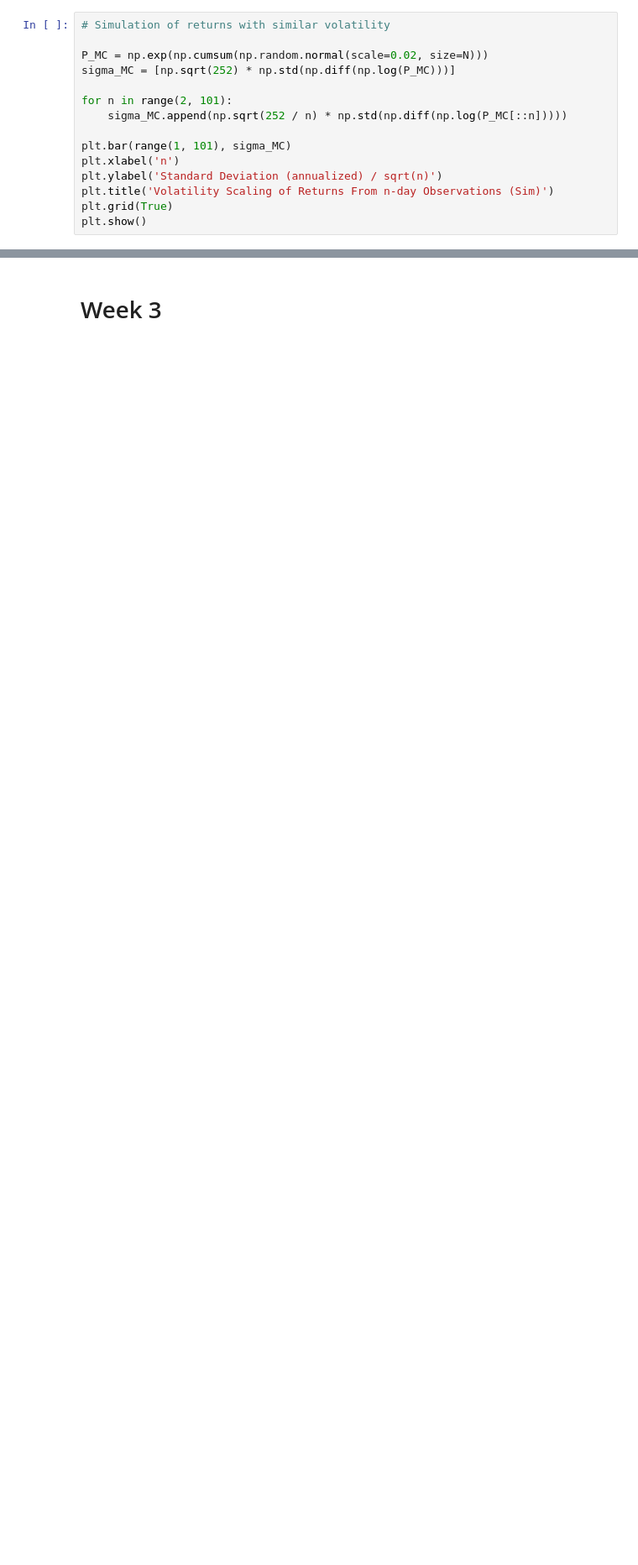
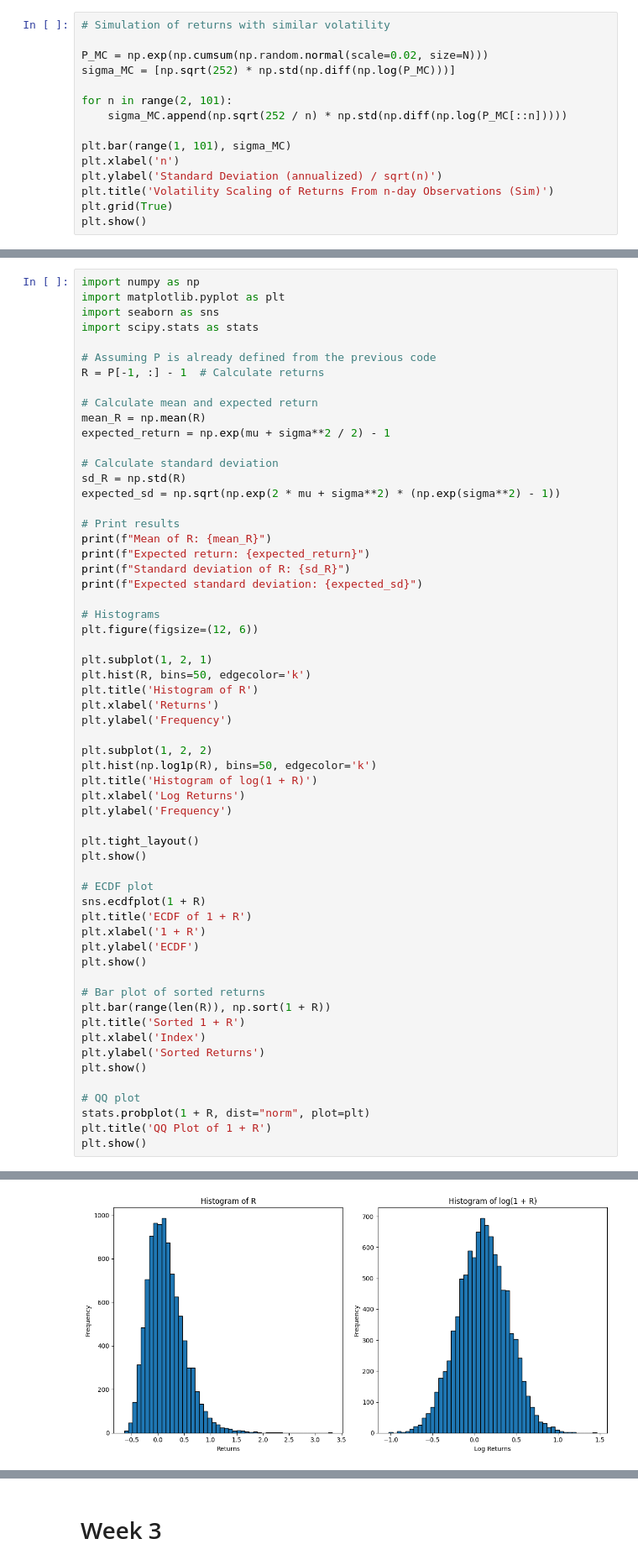
Before and after one commit to ichsanulamal/notes, a Jupyter notebook: finance/Foundations of Modern Finance I/demos.ipynb, the cells around one changed output, grey strips where cells are left out. Shown at 84% size. Cells and saved outputs as stored; diff of their text form; blank space fills up the shorter version.

```diff
--- a/finance/Foundations of Modern Finance I/demos.ipynb
+++ b/finance/Foundations of Modern Finance I/demos.ipynb
@@ -242,0 +360,60 @@ plt.show()
+# %%
+import numpy as np
+import matplotlib.pyplot as plt
+import seaborn as sns
+import scipy.stats as stats
+
+# Assuming P is already defined from the previous code
+R = P[-1, :] - 1  # Calculate returns
+
+# Calculate mean and expected return
+mean_R = np.mean(R)
+expected_return = np.exp(mu + sigma**2 / 2) - 1
+
+# Calculate standard deviation
+sd_R = np.std(R)
+expected_sd = np.sqrt(np.exp(2 * mu + sigma**2) * (np.exp(sigma**2) - 1))
+
+# Print results
+print(f"Mean of R: {mean_R}")
+print(f"Expected return: {expected_return}")
+print(f"Standard deviation of R: {sd_R}")
+print(f"Expected standard deviation: {expected_sd}")
+
+# Histograms
+plt.figure(figsize=(12, 6))
+
+plt.subplot(1, 2, 1)
+plt.hist(R, bins=50, edgecolor='k')
+plt.title('Histogram of R')
+plt.xlabel('Returns')
+plt.ylabel('Frequency')
+
+plt.subplot(1, 2, 2)
+plt.hist(np.log1p(R), bins=50, edgecolor='k')
+plt.title('Histogram of log(1 + R)')
+plt.xlabel('Log Returns')
+plt.ylabel('Frequency')
+
+plt.tight_layout()
+plt.show()
+
+# ECDF plot
+sns.ecdfplot(1 + R)
+plt.title('ECDF of 1 + R')
+plt.xlabel('1 + R')
+plt.ylabel('ECDF')
+plt.show()
+
+# Bar plot of sorted returns
+plt.bar(range(len(R)), np.sort(1 + R))
+plt.title('Sorted 1 + R')
+plt.xlabel('Index')
+plt.ylabel('Sorted Returns')
+plt.show()
+
+# QQ plot
+stats.probplot(1 + R, dist="norm", plot=plt)
+plt.title('QQ Plot of 1 + R')
+plt.show()
+# %% [output]
@@ -242,0 +424 @@ plt.show()
+[figure, added]
```
Also changed, not shown: parts of 8 cells of this notebook, 3 other files.
